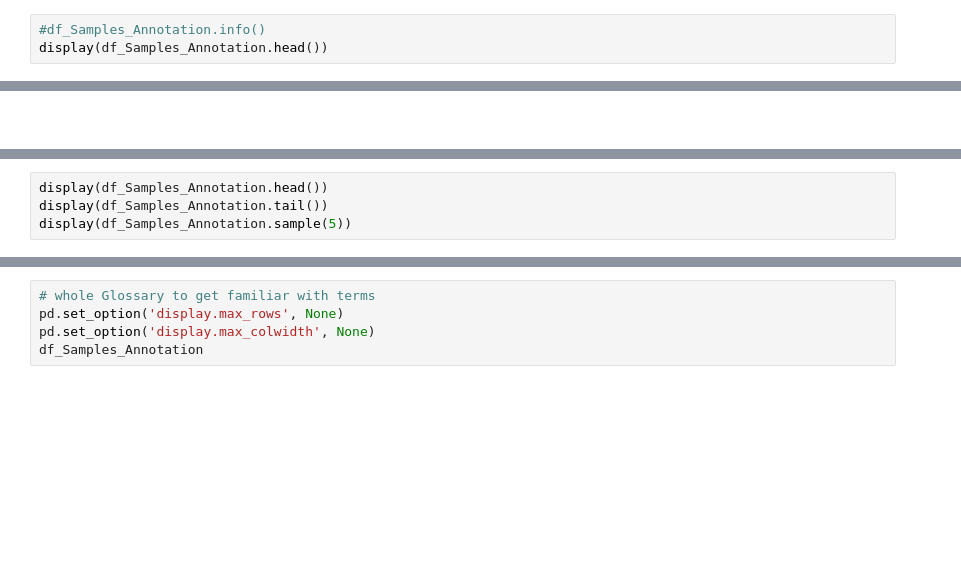
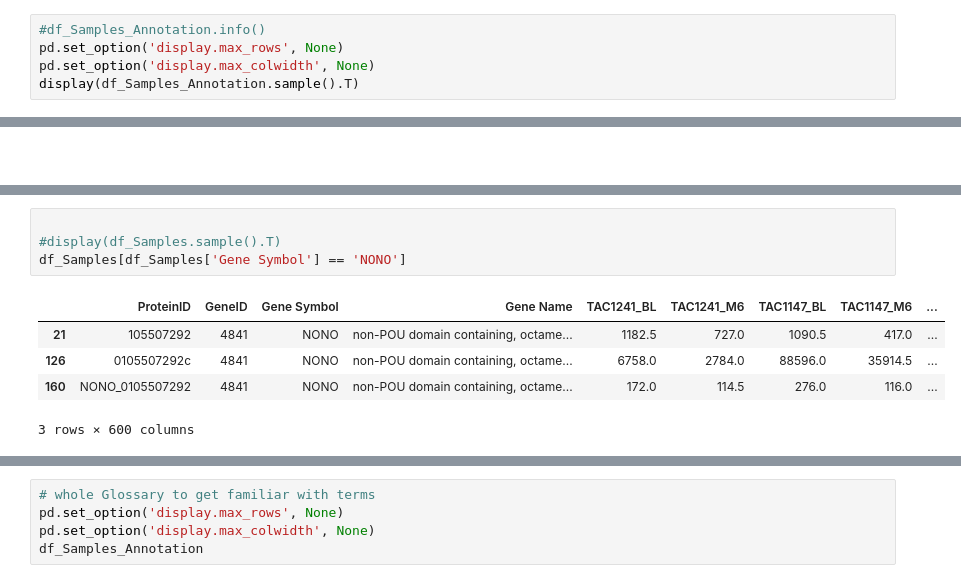
Before and after one commit to Roman0-5/RA-Map-EDA, a Jupyter notebook: notebooks/protogen.ipynb, the cells around one changed output, grey strips where cells are left out. Drawn from its saved outputs; the diff is of its cells as text; blank space fills up the shorter version.

```diff
--- a/notebooks/protogen.ipynb
+++ b/notebooks/protogen.ipynb
@@ -30,3 +34,5 @@ Here we take a look at the structure of the Data (cell/column names)
 # %%
 #df_Samples_Annotation.info()
-display(df_Samples_Annotation.head())
+pd.set_option('display.max_rows', None)
+pd.set_option('display.max_colwidth', None)
+display(df_Samples_Annotation.sample().T)
@@ -35,4 +68,10 @@ display(df_Samples_Annotation.head())
 # %%
-display(df_Samples_Annotation.head())
-display(df_Samples_Annotation.tail())
-display(df_Samples_Annotation.sample(5))
+
+#display(df_Samples.sample().T)
+df_Samples[df_Samples['Gene Symbol'] == 'NONO']
+# %% [output]
+|  | ProteinID | GeneID | Gene Symbol | Gene Name | TAC1241_BL | TAC1241_M6 | TAC1147_BL | TAC1147_M6 | ... |
+| 21 | 105507292 | 4841 | NONO | non-POU domain containing, octame... | 1182.5 | 727.0 | 1090.5 | 417.0 | ... |
+| 126 | 0105507292c | 4841 | NONO | non-POU domain containing, octame... | 6758.0 | 2784.0 | 88596.0 | 35914.5 | ... |
+| 160 | NONO_0105507292 | 4841 | NONO | non-POU domain containing, octame... | 172.0 | 114.5 | 276.0 | 116.0 | ... |
+3 rows × 600 columns
```
Also changed, not shown: parts of 6 cells of this notebook.
